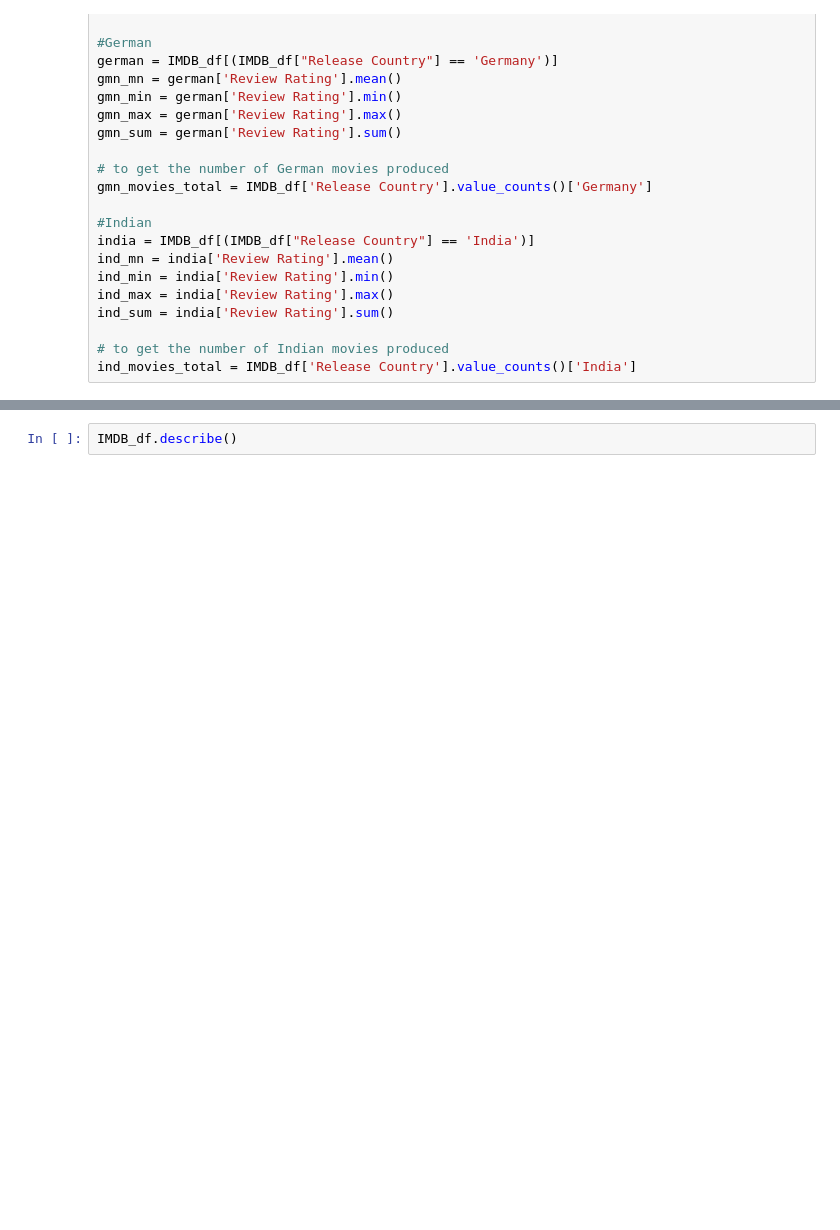
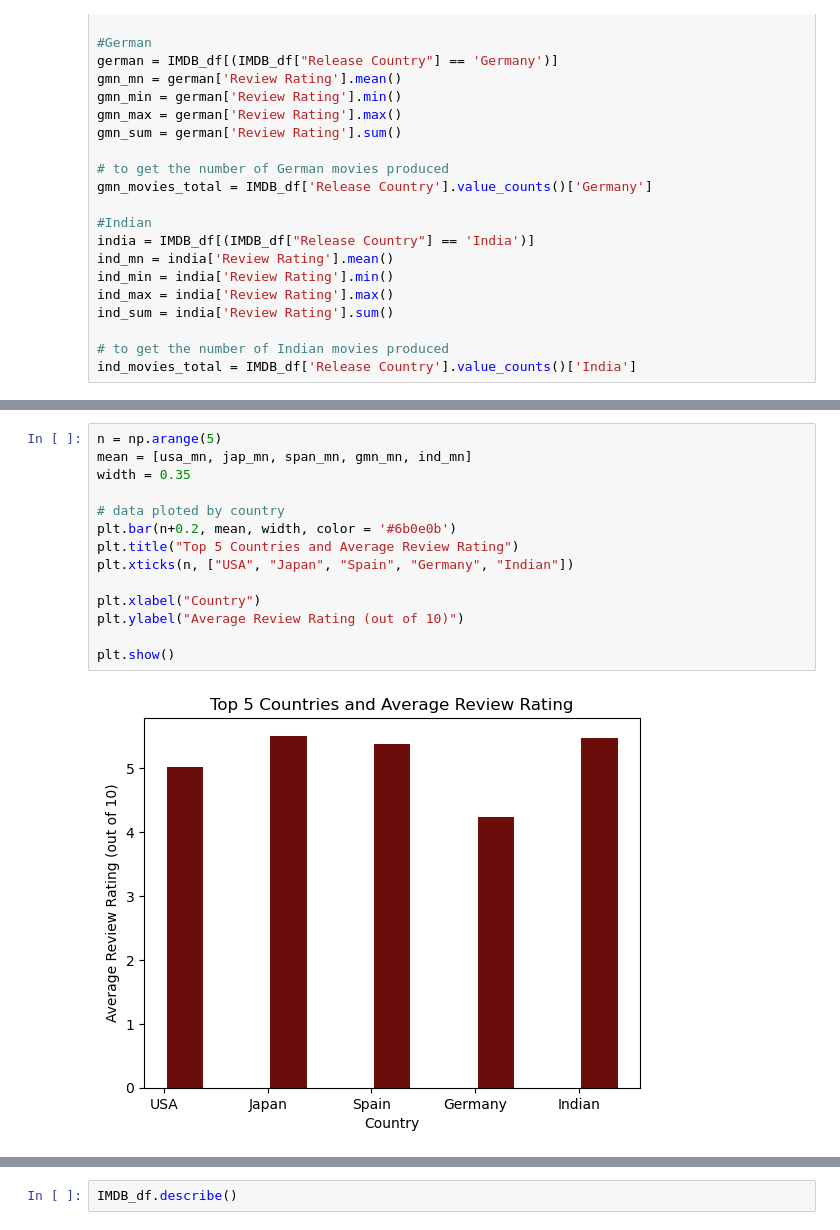
Before and after one commit to PerryMark773/Project-1-Team-1, a Jupyter notebook: DA_Test.ipynb, the cells around one changed output, grey strips where cells are left out. Drawn from its saved outputs; the diff is of its cells as text; blank space fills up the shorter version.

```diff
--- a/DA_Test.ipynb
+++ b/DA_Test.ipynb
@@ -163 +134,17 @@ plt.show()
+# %%
+n = np.arange(5)
+mean = [usa_mn, jap_mn, span_mn, gmn_mn, ind_mn]
+width = 0.35
+
+# data ploted by country
+plt.bar(n+0.2, mean, width, color = '#6b0e0b')
+plt.title("Top 5 Countries and Average Review Rating")
+plt.xticks(n, ["USA", "Japan", "Spain", "Germany", "Indian"])
+
+plt.xlabel("Country")
+plt.ylabel("Average Review Rating (out of 10)")
+
+plt.show()
+# %% [output]
+[figure, added]
 # %%
```
Also changed, not shown: parts of 5 cells of this notebook.
